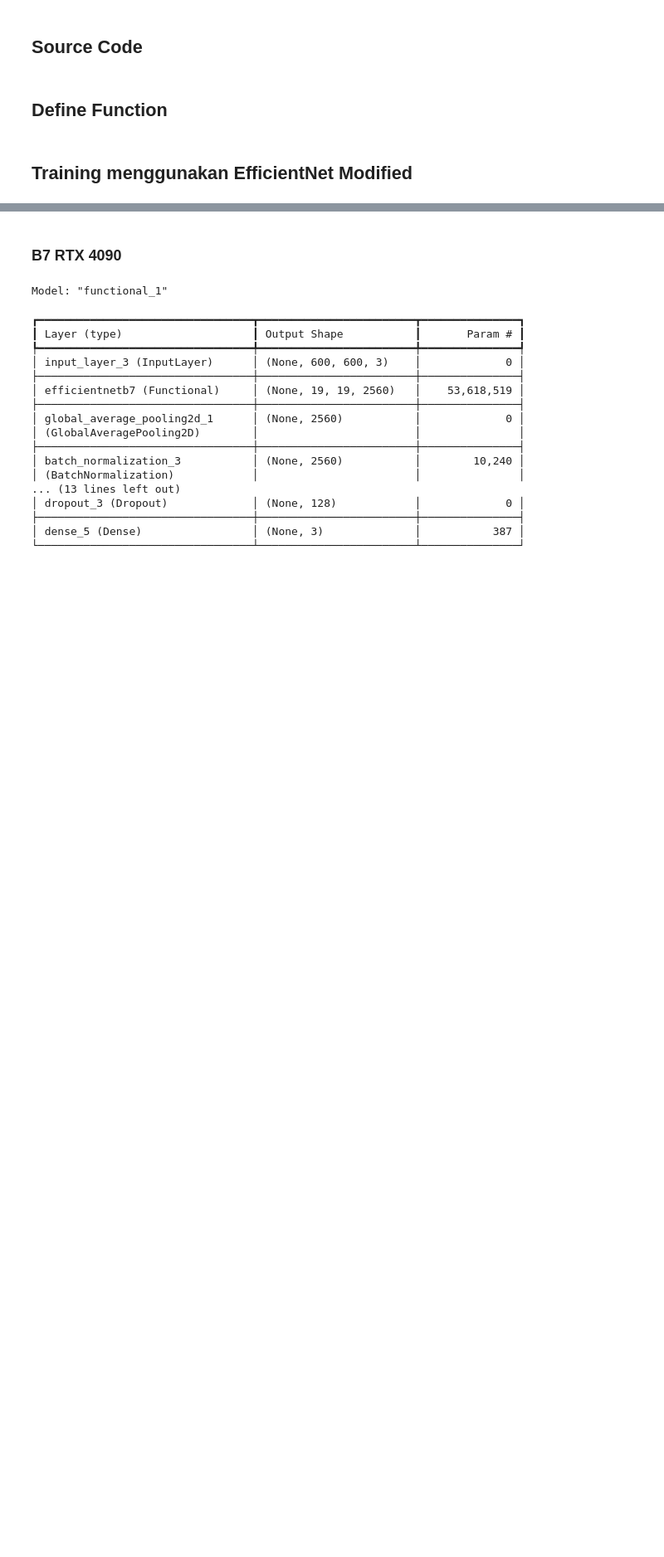
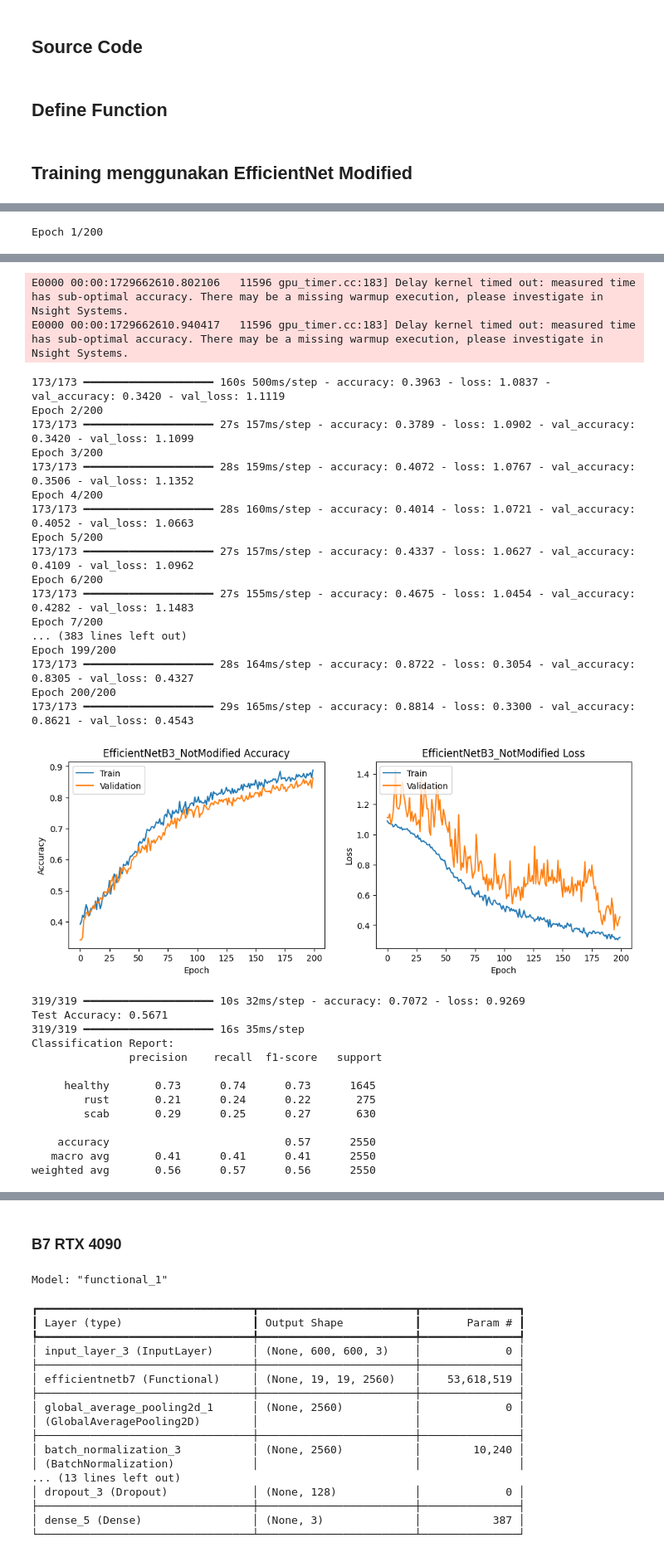
Before and after one commit to AbiyaMakruf/TelU-Tubes-TugasAkhir-KlasifikasiPenyakitTanamanApel, a Jupyter notebook: modifikasi.ipynb, the cells around one changed output, grey strips where cells are left out. Shown at 83% size. Saved outputs shown, nothing was run; the diff lists cells and outputs as text; code cells hidden in the pictures; blank space fills up the shorter version.

```diff
--- a/modifikasi.ipynb
+++ b/modifikasi.ipynb
@@ -2451,0 +2549,17 @@ def train_and_plot(model, model_name, train_generator, validation_generator, tes
+# %%
+model = EfficientNetB3(input_shape=(260, 260, 3), include_top=False, weights=None)
+model.trainable = True
+
+inputs = Input(shape=(260, 260, 3))
+
+x = model(inputs, training=False)
+x = GlobalAveragePooling2D()(x)
+x = Dense(1024, activation='relu')(x)
+x = Dropout(0.2)(x)
+x = Dense(512, activation='relu')(x)
+
+outputs = Dense(3, activation='softmax')(x)
+model = Model(inputs, outputs)
+optimizer = tf.keras.optimizers.Adam(learning_rate=1e-5)
+
+model.compile(optimizer=optimizer, loss='categorical_crossentropy', metrics=['accuracy'])
@@ -2451,0 +2581,10 @@ def train_and_plot(model, model_name, train_generator, validation_generator, tes
+# %%
+train_generator, validation_generator, test_generator = augment_and_resize_dataset(
+    "data/split_train_test_dataset_campuran",
+    img_size=(260, 260),
+    batch_size=8,
+    preprocess_input_func = efficientnet_preprocess
+)
+epochs = 200
+train_and_plot(model, "EfficientNetB3_NotModified", train_generator, validation_generator, test_generator, epochs =  epochs)
+# %% [output]
@@ -2451,0 +2594 @@ def train_and_plot(model, model_name, train_generator, validation_generator, tes
+Epoch 1/200
@@ -2451,0 +2631,33 @@ def train_and_plot(model, model_name, train_generator, validation_generator, tes
+E0000 00:00:1729662610.802106   11596 gpu_timer.cc:183] Delay kernel timed out: measured time has sub-optimal accuracy. There may be a missing warmup execution, please investigate in Nsight Systems.
+E0000 00:00:1729662610.940417   11596 gpu_timer.cc:183] Delay kernel timed out: measured time has sub-optimal accuracy. There may be a missing warmup execution, please investigate in Nsight Systems.
+173/173 ━━━━━━━━━━━━━━━━━━━━ 160s 500ms/step - accuracy: 0.3963 - loss: 1.0837 - val_accuracy: 0.3420 - val_loss: 1.1119
+Epoch 2/200
+173/173 ━━━━━━━━━━━━━━━━━━━━ 27s 157ms/step - accuracy: 0.3789 - loss: 1.0902 - val_accuracy: 0.3420 - val_loss: 1.1099
+Epoch 3/200
+173/173 ━━━━━━━━━━━━━━━━━━━━ 28s 159ms/step - accuracy: 0.4072 - loss: 1.0767 - val_accuracy: 0.3506 - val_loss: 1.1352
+Epoch 4/200
+173/173 ━━━━━━━━━━━━━━━━━━━━ 28s 160ms/step - accuracy: 0.4014 - loss: 1.0721 - val_accuracy: 0.4052 - val_loss: 1.0663
+Epoch 5/200
+173/173 ━━━━━━━━━━━━━━━━━━━━ 27s 157ms/step - accuracy: 0.4337 - loss: 1.0627 - val_accuracy: 0.4109 - val_loss: 1.0962
+Epoch 6/200
+173/173 ━━━━━━━━━━━━━━━━━━━━ 27s 155ms/step - accuracy: 0.4675 - loss: 1.0454 - val_accuracy: 0.4282 - val_loss: 1.1483
+Epoch 7/200
+... (383 lines left out)
+Epoch 199/200
+173/173 ━━━━━━━━━━━━━━━━━━━━ 28s 164ms/step - accuracy: 0.8722 - loss: 0.3054 - val_accuracy: 0.8305 - val_loss: 0.4327
+Epoch 200/200
+173/173 ━━━━━━━━━━━━━━━━━━━━ 29s 165ms/step - accuracy: 0.8814 - loss: 0.3300 - val_accuracy: 0.8621 - val_loss: 0.4543
+[figure, added]
+319/319 ━━━━━━━━━━━━━━━━━━━━ 10s 32ms/step - accuracy: 0.7072 - loss: 0.9269
+Test Accuracy: 0.5671
+319/319 ━━━━━━━━━━━━━━━━━━━━ 16s 35ms/step
+Classification Report:
+               precision    recall  f1-score   support
+
+     healthy       0.73      0.74      0.73      1645
+        rust       0.21      0.24      0.22       275
+        scab       0.29      0.25      0.27       630
+
+    accuracy                           0.57      2550
+   macro avg       0.41      0.41      0.41      2550
+weighted avg       0.56      0.57      0.56      2550
```
Also changed, not shown: parts of 19 cells of this notebook, 2 other files.
